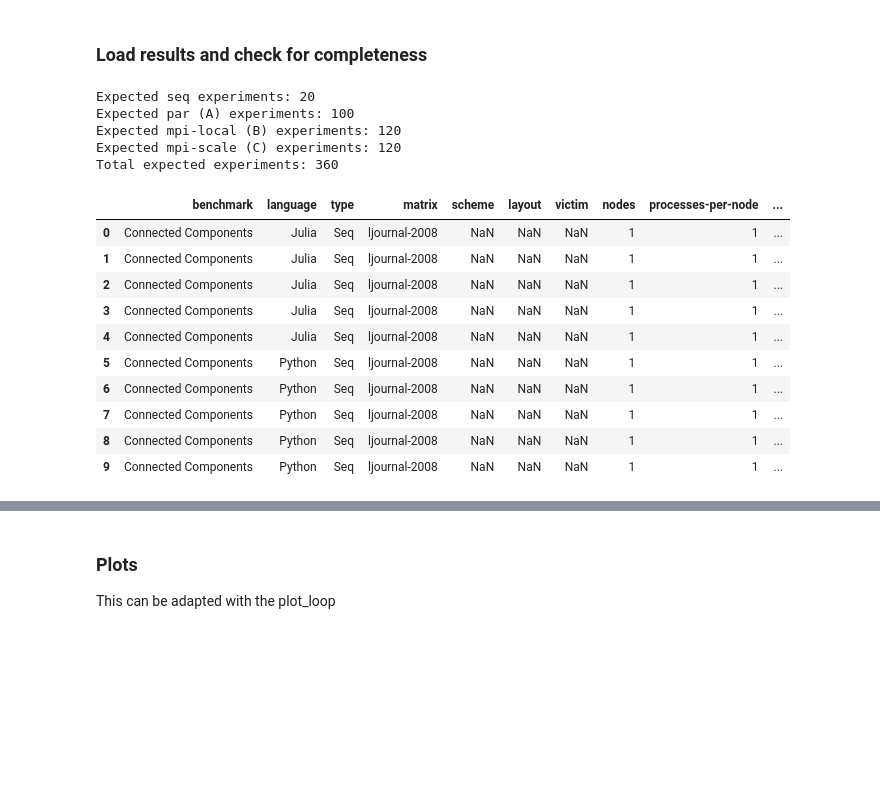
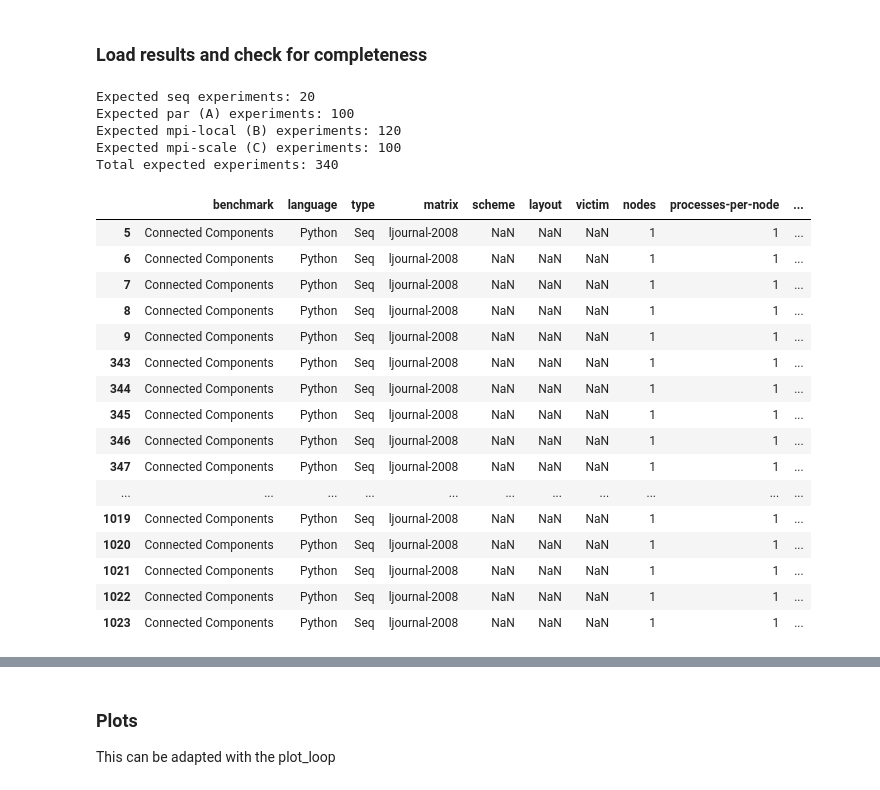
Before and after one commit to unibas-dmi-hpc/daphnescale, a Jupyter notebook: plots/plots.ipynb, the cells around one changed output, grey strips where cells are left out. Drawn from its saved outputs; the diff is of its cells as text; code cells hidden in the pictures; blank space fills up the shorter version.

```diff
--- a/plots/plots.ipynb
+++ b/plots/plots.ipynb
@@ -529,7 +529,7 @@ expected_res = expected_res | expected_mpi_local
 # c++, py and jl
 typ = ['(C)']
 lang = ['cpp', 'py', 'jl']
-nodes = [1,2,4,8,16,32]
+nodes = [1,2,4,8,16]
 processes = [16]
 threads = [1]
 expected_mpi_scale = set(itertools.product(typ, benchmarks, matrices, lang, nodes, processes, threads, rep))
@@ -547,8 +547,8 @@ print(f"Total expected experiments: {len(expected_res)}")
 Expected seq experiments: 20
 Expected par (A) experiments: 100
 Expected mpi-local (B) experiments: 120
-Expected mpi-scale (C) experiments: 120
-Total expected experiments: 360
+Expected mpi-scale (C) experiments: 100
+Total expected experiments: 340
 # %%
 algos='connected_components'
 matrixs='ljournal-2008'
@@ -678,7 +678,7 @@ for filepath in all_files:
     if matrix in [matrixs]:
         if algo_short == mapper.get(mapper.get(algos)):
             if processes <= 32:
-                if nodes <= 32:
+                if nodes <= 16:
                     yes = True
 
     if yes:
@@ -695,40 +695,53 @@ for filepath in all_files:
             scheme,
             layout,
             victim,
             int(nodes),
             int(processes),
             int(threads),
             int(rep),
             float(t_read),
             float(t_computation),
             float(t_ete),
             float(result)
         ]
 
         df_list.append(df)
 
 df_wide = pd.concat(df_list, axis=0, ignore_index=True)
 
 # make it a tidy DataFrame
 df_long = pd.melt(
     df_wide,
     id_vars=['benchmark', 'language', 'type', 'matrix', 'scheme', 'layout', 'victim', 'nodes', 'processes-per-node', 'threads-per-process','rep'],  # keep these as identifiers
     value_vars=['t-reading','t-computation','t-end-to-end','result'],  # metrics to melt
     var_name='metric',
     value_name='value'
 )
 
 # show
 df_long.head(10)
+df_long[(df_long['type'] == 'Seq')
+        & (df_long['matrix'] == 'ljournal-2008')
+        & (df_long['language'] == 'Python')
+        & (df_long['nodes'] == 1)
+        & (df_long['processes-per-node'] == 1)
+        & (df_long['threads-per-process'] == 1)
+].head(20)
 # %% [output]
 |  | benchmark | language | type | matrix | scheme | layout | victim | nodes | processes-per-node | ... |
-| 0 | Connected Components | Julia | Seq | ljournal-2008 | NaN | NaN | NaN | 1 | 1 | ... |
-| 1 | Connected Components | Julia | Seq | ljournal-2008 | NaN | NaN | NaN | 1 | 1 | ... |
-| 2 | Connected Components | Julia | Seq | ljournal-2008 | NaN | NaN | NaN | 1 | 1 | ... |
-| 3 | Connected Components | Julia | Seq | ljournal-2008 | NaN | NaN | NaN | 1 | 1 | ... |
-| 4 | Connected Components | Julia | Seq | ljournal-2008 | NaN | NaN | NaN | 1 | 1 | ... |
 | 5 | Connected Components | Python | Seq | ljournal-2008 | NaN | NaN | NaN | 1 | 1 | ... |
 | 6 | Connected Components | Python | Seq | ljournal-2008 | NaN | NaN | NaN | 1 | 1 | ... |
 | 7 | Connected Components | Python | Seq | ljournal-2008 | NaN | NaN | NaN | 1 | 1 | ... |
 | 8 | Connected Components | Python | Seq | ljournal-2008 | NaN | NaN | NaN | 1 | 1 | ... |
 | 9 | Connected Components | Python | Seq | ljournal-2008 | NaN | NaN | NaN | 1 | 1 | ... |
+| 343 | Connected Components | Python | Seq | ljournal-2008 | NaN | NaN | NaN | 1 | 1 | ... |
+| 344 | Connected Components | Python | Seq | ljournal-2008 | NaN | NaN | NaN | 1 | 1 | ... |
+| 345 | Connected Components | Python | Seq | ljournal-2008 | NaN | NaN | NaN | 1 | 1 | ... |
+| 346 | Connected Components | Python | Seq | ljournal-2008 | NaN | NaN | NaN | 1 | 1 | ... |
+| 347 | Connected Components | Python | Seq | ljournal-2008 | NaN | NaN | NaN | 1 | 1 | ... |
+| ... | ... | ... | ... | ... | ... | ... | ... | ... | ... | ... |
+| 1019 | Connected Components | Python | Seq | ljournal-2008 | NaN | NaN | NaN | 1 | 1 | ... |
+| 1020 | Connected Components | Python | Seq | ljournal-2008 | NaN | NaN | NaN | 1 | 1 | ... |
+| 1021 | Connected Components | Python | Seq | ljournal-2008 | NaN | NaN | NaN | 1 | 1 | ... |
+| 1022 | Connected Components | Python | Seq | ljournal-2008 | NaN | NaN | NaN | 1 | 1 | ... |
+| 1023 | Connected Components | Python | Seq | ljournal-2008 | NaN | NaN | NaN | 1 | 1 | ... |
```
Also changed, not shown: parts of 3 cells of this notebook.
